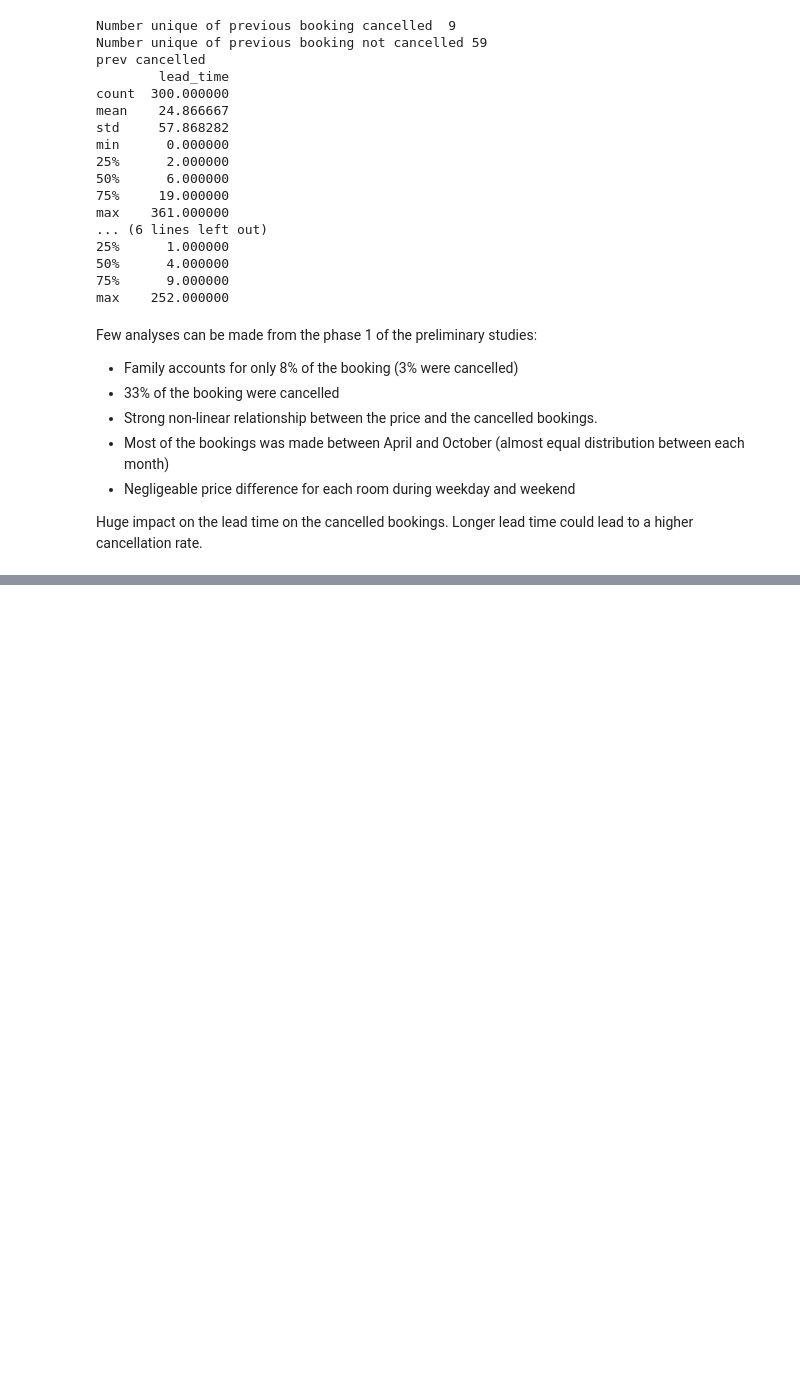
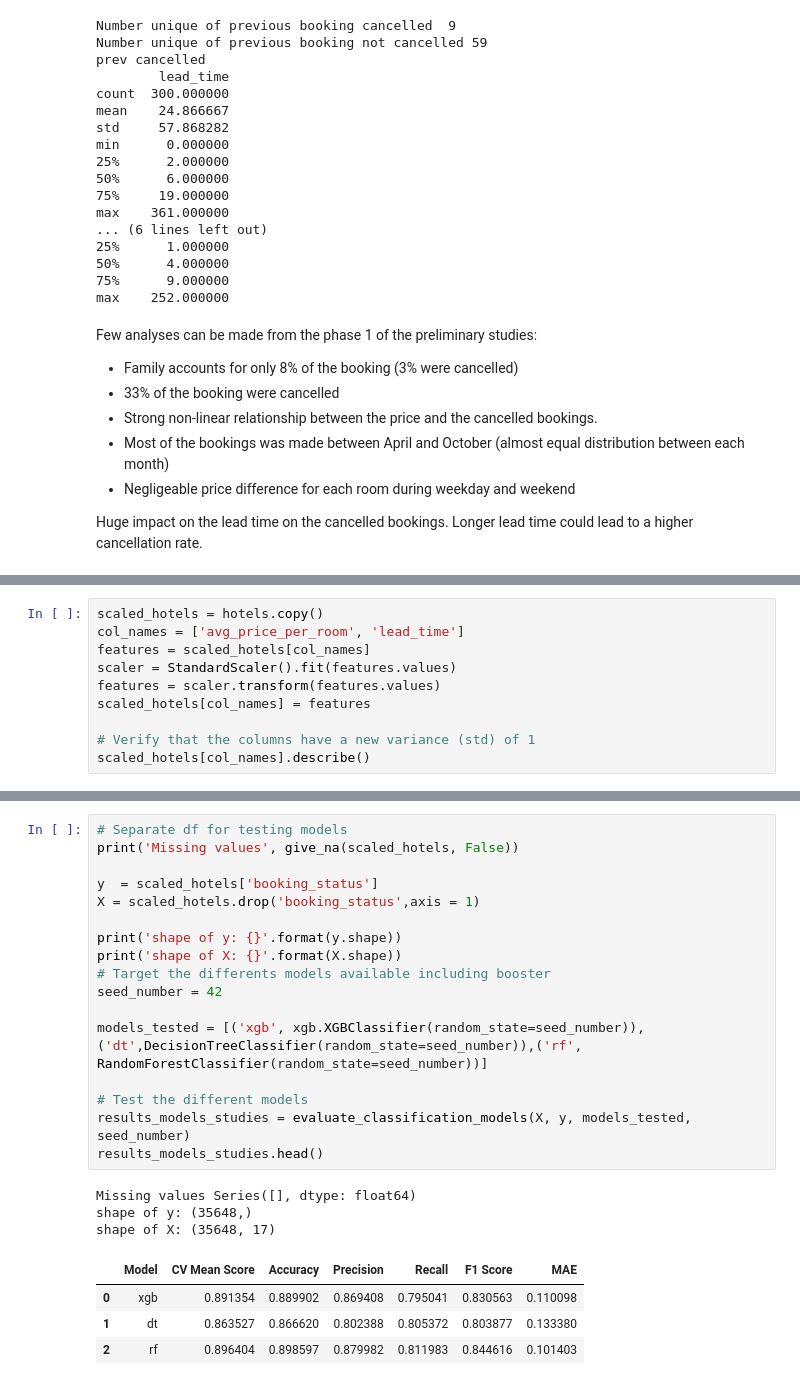
Before and after one commit to ghislaingenay/data-science, a Jupyter notebook: 1-Hotels-cancellations/hotel-cancellation.ipynb, the cells around one changed output, grey strips where cells are left out. Drawn from its saved outputs; the diff is of its cells as text; blank space fills up the shorter version.

Commit message:
1 - Add model predictions

```diff
--- a/1-Hotels-cancellations/hotel-cancellation.ipynb
+++ b/1-Hotels-cancellations/hotel-cancellation.ipynb
@@ -388,0 +490,10 @@ print('After conversion: \n',hotels.dtypes)
+# %%
+scaled_hotels = hotels.copy()
+col_names = ['avg_price_per_room', 'lead_time']
+features = scaled_hotels[col_names]
+scaler = StandardScaler().fit(features.values)
+features = scaler.transform(features.values)
+scaled_hotels[col_names] = features
+
+# Verify that the columns have a new variance (std) of 1
+scaled_hotels[col_names].describe()
@@ -388,0 +510,25 @@ print('After conversion: \n',hotels.dtypes)
+# %%
+# Separate df for testing models
+print('Missing values', give_na(scaled_hotels, False))
+
+y  = scaled_hotels['booking_status']
+X = scaled_hotels.drop('booking_status',axis = 1)
+
+print('shape of y: {}'.format(y.shape))
+print('shape of X: {}'.format(X.shape))
+# Target the differents models available including booster
+seed_number = 42
+
+models_tested = [('xgb', xgb.XGBClassifier(random_state=seed_number)),('dt',DecisionTreeClassifier(random_state=seed_number)),('rf', RandomForestClassifier(random_state=seed_number))]
+
+# Test the different models
+results_models_studies = evaluate_classification_models(X, y, models_tested, seed_number)
+results_models_studies.head()
+# %% [output]
+Missing values Series([], dtype: float64)
+shape of y: (35648,)
+shape of X: (35648, 17)
+|  | Model | CV Mean Score | Accuracy | Precision | Recall | F1 Score | MAE |
+| 0 | xgb | 0.891354 | 0.889902 | 0.869408 | 0.795041 | 0.830563 | 0.110098 |
+| 1 | dt | 0.863527 | 0.866620 | 0.802388 | 0.805372 | 0.803877 | 0.133380 |
+| 2 | rf | 0.896404 | 0.898597 | 0.879982 | 0.811983 | 0.844616 | 0.101403 |
```
Also changed, not shown: parts of 12 cells of this notebook.
